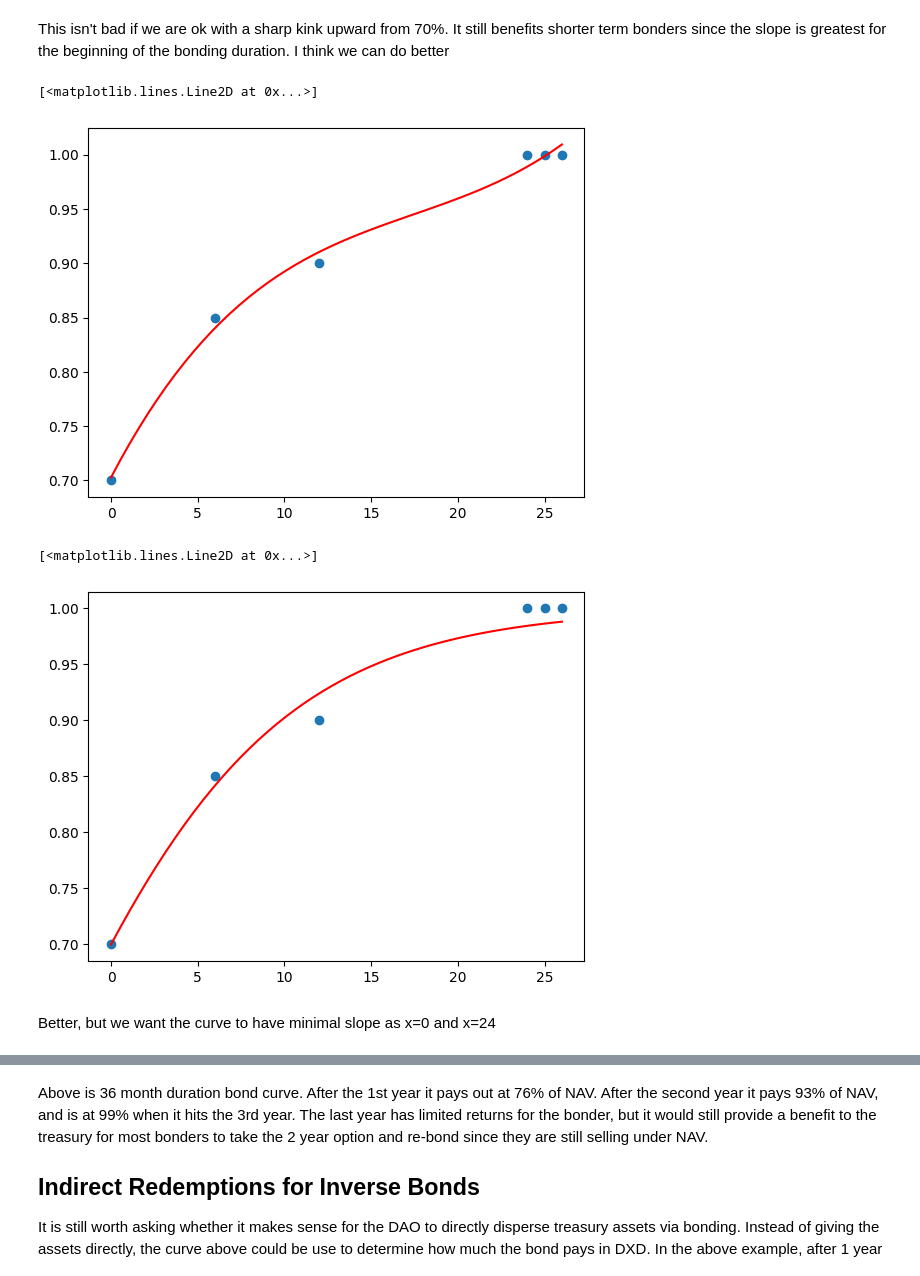
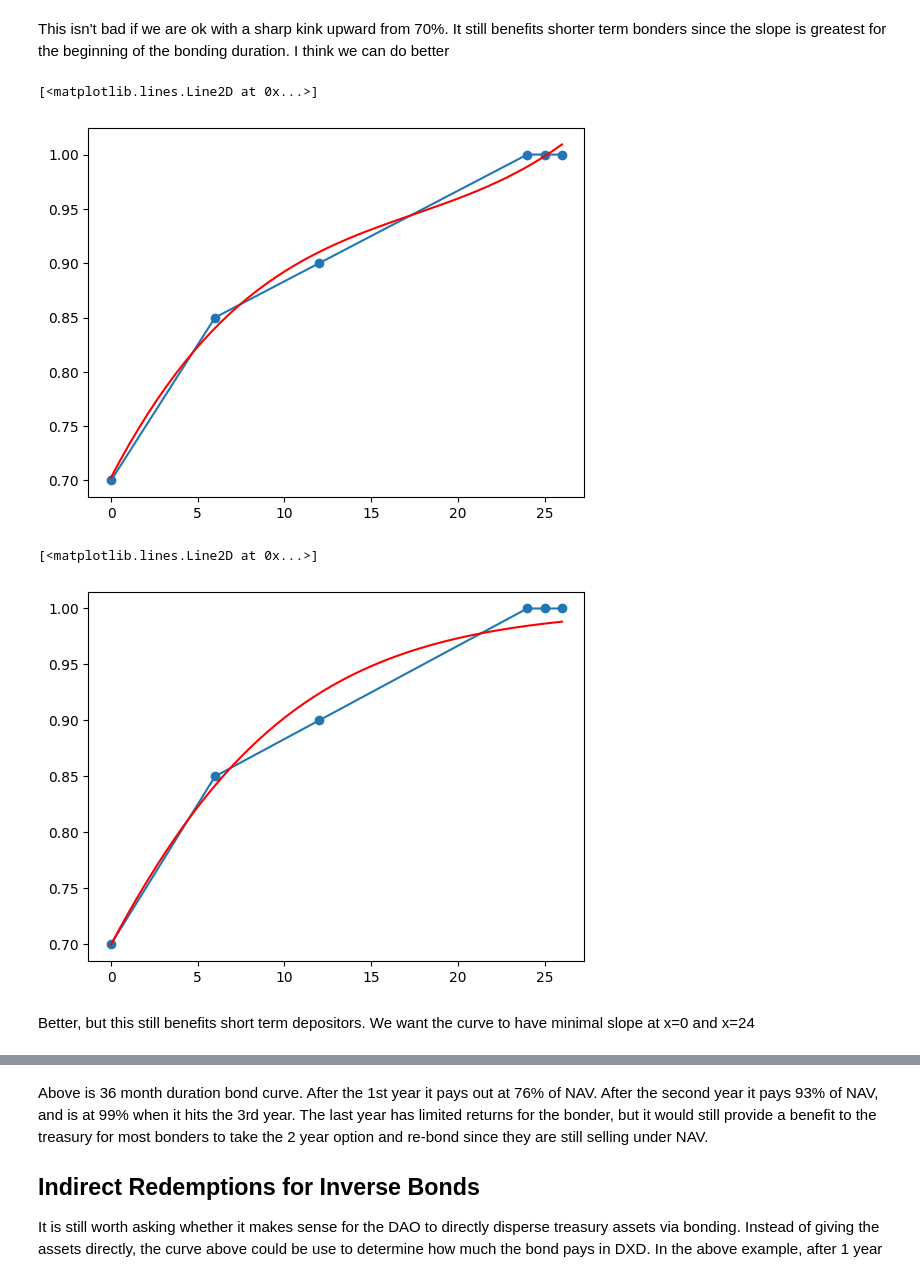
Before and after one commit to rossgalloway/CaneyFork, a Jupyter notebook: reverse bonds math.ipynb, the cells around one changed output, grey strips where cells are left out. Cells and saved outputs as stored; diff of their text form; code cells hidden in the pictures.

```diff
--- a/reverse bonds math.ipynb
+++ b/reverse bonds math.ipynb
@@ -115,30 +93,31 @@ This isn't bad if we are ok with a sharp kink upward from 70%. It still benefits
 # %%
 import matplotlib.pyplot as plt
 import numpy as np
 
 # Update the sample data
 x = [0, 6, 12, 24, 25, 26]
 y = [0.7, 0.85, 0.9, 1, 1, 1]
 
 # Fit a logarithmic curve to the data
 coefficients = np.polyfit(x, y, 3)
 
 # Create a polynomial object from the coefficients
 poly = np.poly1d(coefficients)
 # Use the polynomial object to compute the equation of the line
 equation = poly
 
 # Create a sequence of evenly-spaced values that covers the range of the x data points
 x_values = np.linspace(min(x), max(x))
 
 # Evaluate the polynomial at the x values and plot the curve
 plt.scatter(x, y)
+plt.plot(x, y)
 plt.plot(x_values, poly(x_values), 'r')
 # Add a label showing the equation of the regression line
 # plt.annotate(equation, (15, 0.85), fontsize=10)
 # %% [output]
 [<matplotlib.lines.Line2D at 0x...>]
-[figure, old version]
+[figure, new version]
 # %%
 import matplotlib.pyplot as plt
 import numpy as np
@@ -171,15 +150,16 @@ x_values = np.linspace(min(x), max(x))
 
 # Evaluate the sigmoid curve at the x values and plot the curve
 plt.scatter(x, y)
+plt.plot(x, y)
 plt.plot(x_values, sigmoid(x_values, a, b), 'r')
 
 # Add a label showing the equation of the sigmoid curve
 # plt.annotate(equation, (15, 0.85), fontsize=12)
 # %% [output]
 [<matplotlib.lines.Line2D at 0x...>]
-[figure, old version]
+[figure, new version]
 # %% [markdown]
-Better, but we want the curve to have minimal slope as x=0 and x=24
+Better, but this still benefits short term depositors. We want the curve to have minimal slope at x=0 and x=24
 # %%
 import numpy as np
 import matplotlib.pyplot as plt
```
Also changed, not shown: parts of 7 cells of this notebook, 2 other files.
